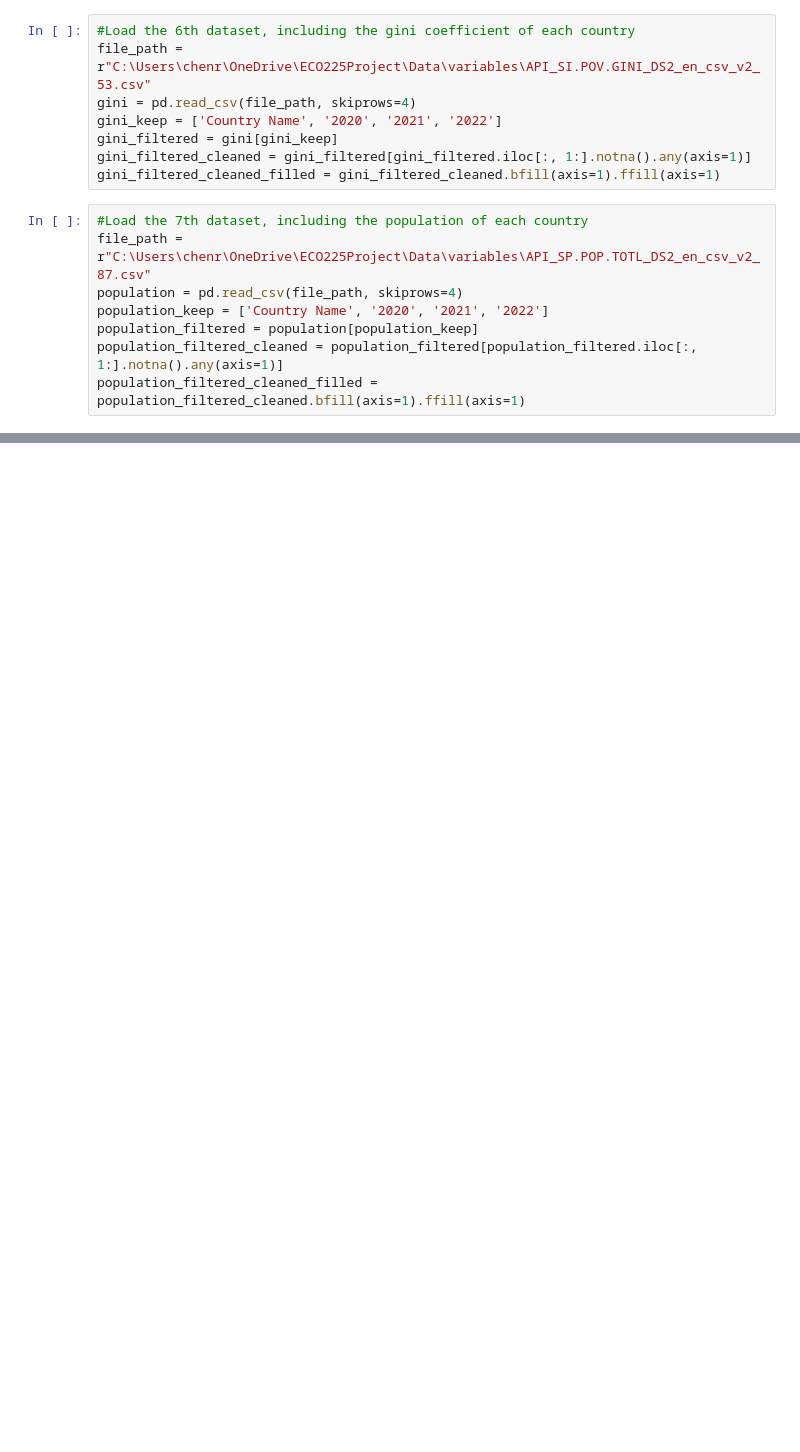
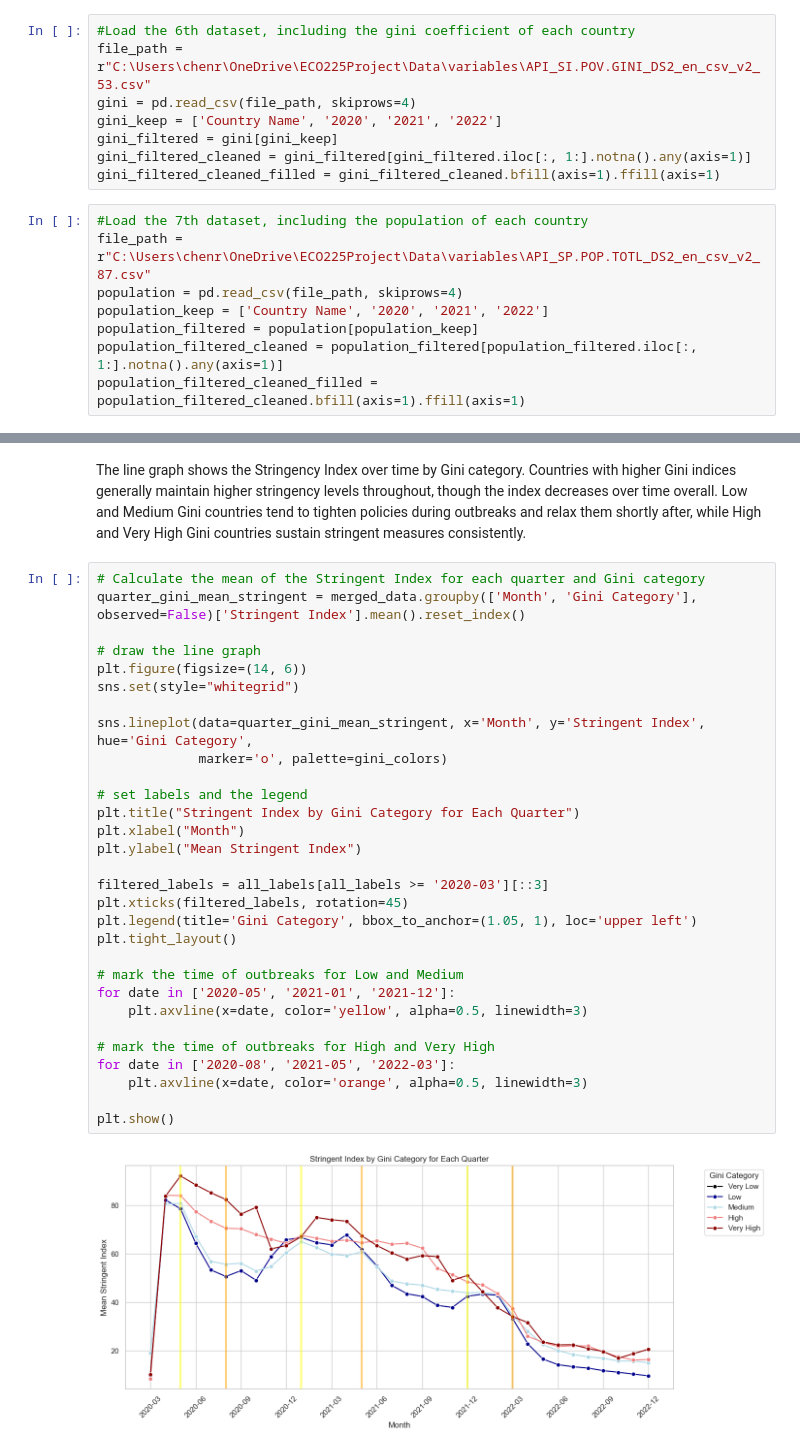
Before and after one commit to ECO225-W2025/eco225-project-code-RuofanChen3426, a Jupyter notebook: project_one.ipynb, the cells around one changed output, grey strips where cells are left out. Drawn from its saved outputs; the diff is of its cells as text; blank space fills up the shorter version.

```diff
--- a/project_one.ipynb
+++ b/project_one.ipynb
@@ -684,0 +390,34 @@ Although the visualization alone only shows that average income seems strongly c
+# %% [markdown]
+The line graph shows the Stringency Index over time by Gini category. Countries with higher Gini indices generally maintain higher stringency levels throughout, though the index decreases over time overall. Low and Medium Gini countries tend to tighten policies during outbreaks and relax them shortly after, while High and Very High Gini countries sustain stringent measures consistently.
+# %%
+# Calculate the mean of the Stringent Index for each quarter and Gini category
+quarter_gini_mean_stringent = merged_data.groupby(['Month', 'Gini Category'], observed=False)['Stringent Index'].mean().reset_index()
+
+# draw the line graph
+plt.figure(figsize=(14, 6))
+sns.set(style="whitegrid")
+
+sns.lineplot(data=quarter_gini_mean_stringent, x='Month', y='Stringent Index', hue='Gini Category',
+             marker='o', palette=gini_colors)
+
+# set labels and the legend
+plt.title("Stringent Index by Gini Category for Each Quarter")
+plt.xlabel("Month")
+plt.ylabel("Mean Stringent Index")
+
+filtered_labels = all_labels[all_labels >= '2020-03'][::3]
+plt.xticks(filtered_labels, rotation=45)
+plt.legend(title='Gini Category', bbox_to_anchor=(1.05, 1), loc='upper left')
+plt.tight_layout()
+
+# mark the time of outbreaks for Low and Medium
+for date in ['2020-05', '2021-01', '2021-12']:
+    plt.axvline(x=date, color='yellow', alpha=0.5, linewidth=3)
+
+# mark the time of outbreaks for High and Very High
+for date in ['2020-08', '2021-05', '2022-03']:
+    plt.axvline(x=date, color='orange', alpha=0.5, linewidth=3)
+
+plt.show()
+# %% [output]
+[figure, added]
```
Also changed, not shown: parts of 149 cells of this notebook, 1 other file.
